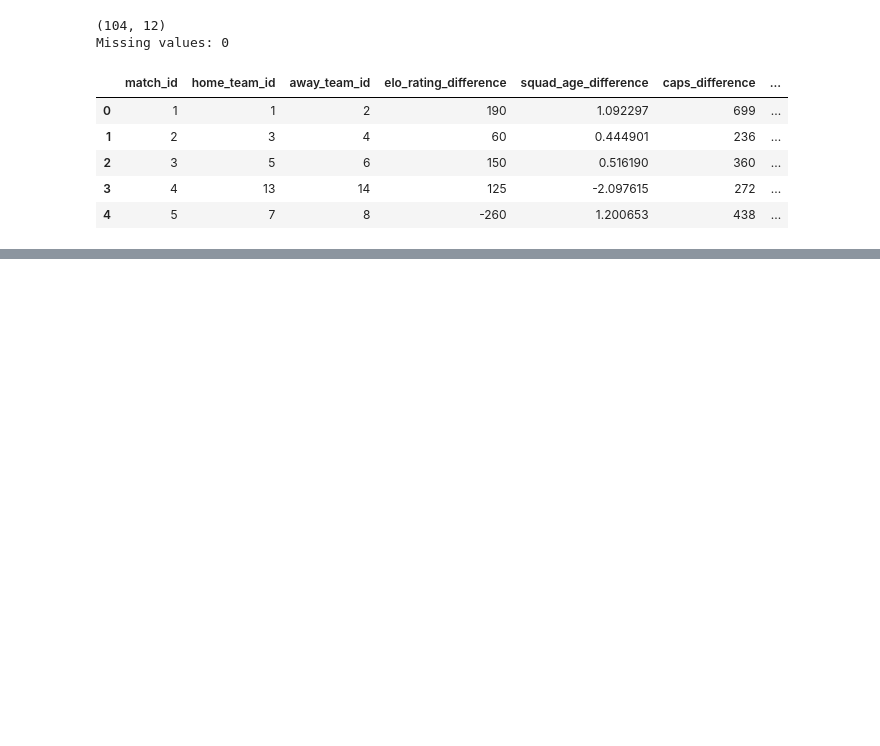
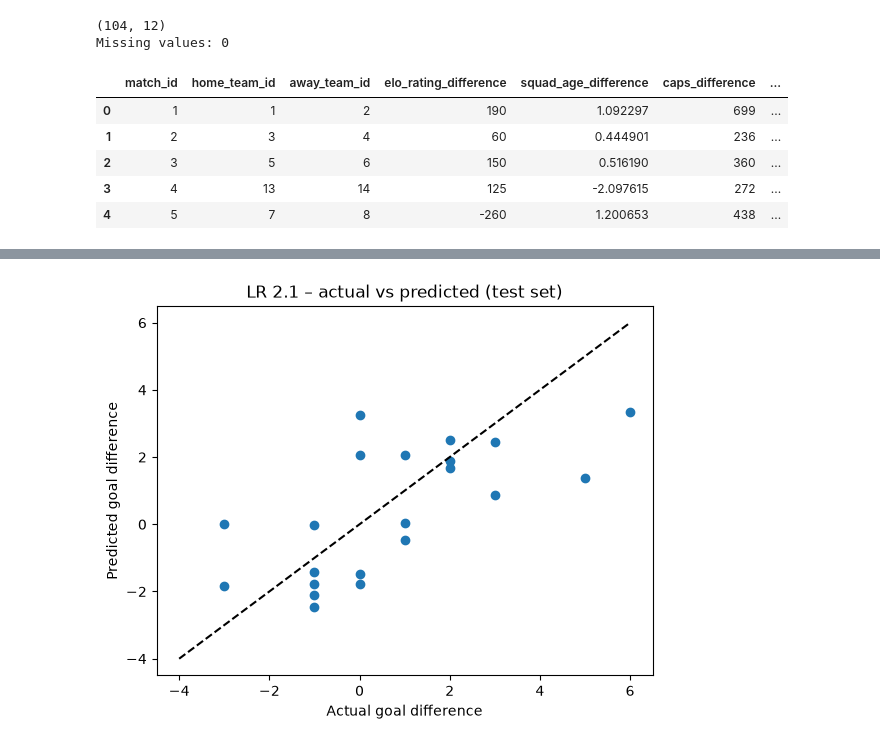
Before and after one commit to qualiky/fifa-world-cup-2026-analysis, a Jupyter notebook: notebooks/final-notebook.ipynb, the cells around one changed output, grey strips where cells are left out. Saved outputs shown, nothing was run; the diff lists cells and outputs as text; code cells hidden in the pictures; blank space fills up the shorter version.

```diff
--- a/notebooks/final-notebook.ipynb
+++ b/notebooks/final-notebook.ipynb
@@ -225,0 +254,15 @@ Missing values: 0
+# %%
+# separate the features from the target
+X1 = lr1[features1]
+y1 = lr1["goal_difference"]
+
+# keep 20% of the matches aside to test the model on unseen data
+X1_train, X1_test, y1_train, y1_test = train_test_split(X1, y1, test_size=0.2, random_state=PERMA_SEED)
+
+# train the model and predict the test matches
+model1 = LinearRegression()
+model1.fit(X1_train, y1_train)
+y1_pred = model1.predict(X1_test)
+
+# effect of each feature
+pd.Series(model1.coef_, index=features1).round(4)
@@ -225,0 +323,10 @@ Missing values: 0
+# %%
+# compare actual and predicted goal differences on the test set
+plt.scatter(y1_test, y1_pred)
+plt.plot([-4, 6], [-4, 6], "k--")
+plt.xlabel("Actual goal difference")
+plt.ylabel("Predicted goal difference")
+plt.title("LR 2.1 – actual vs predicted (test set)")
+plt.show()
+# %% [output]
+[figure, added]
```
Also changed, not shown: parts of 7 cells of this notebook.
